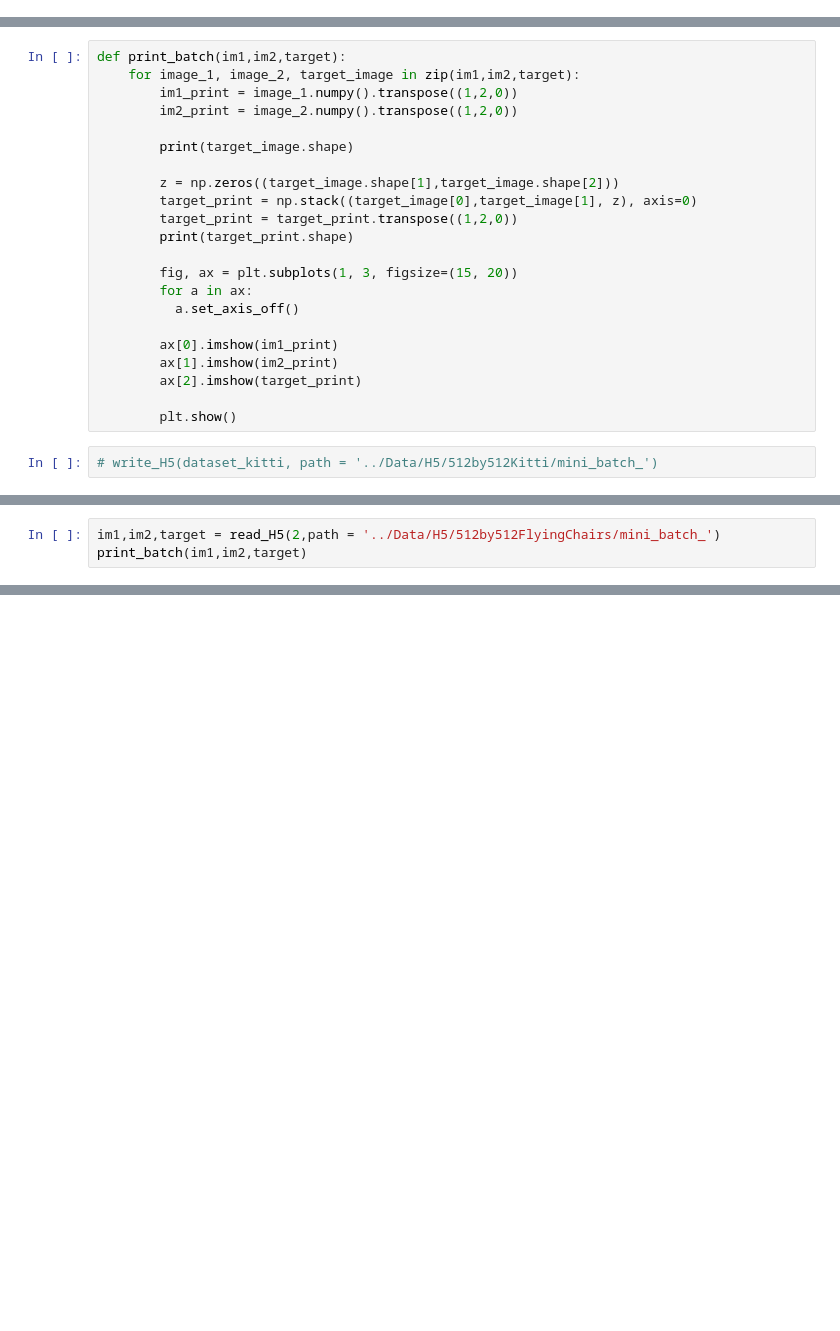
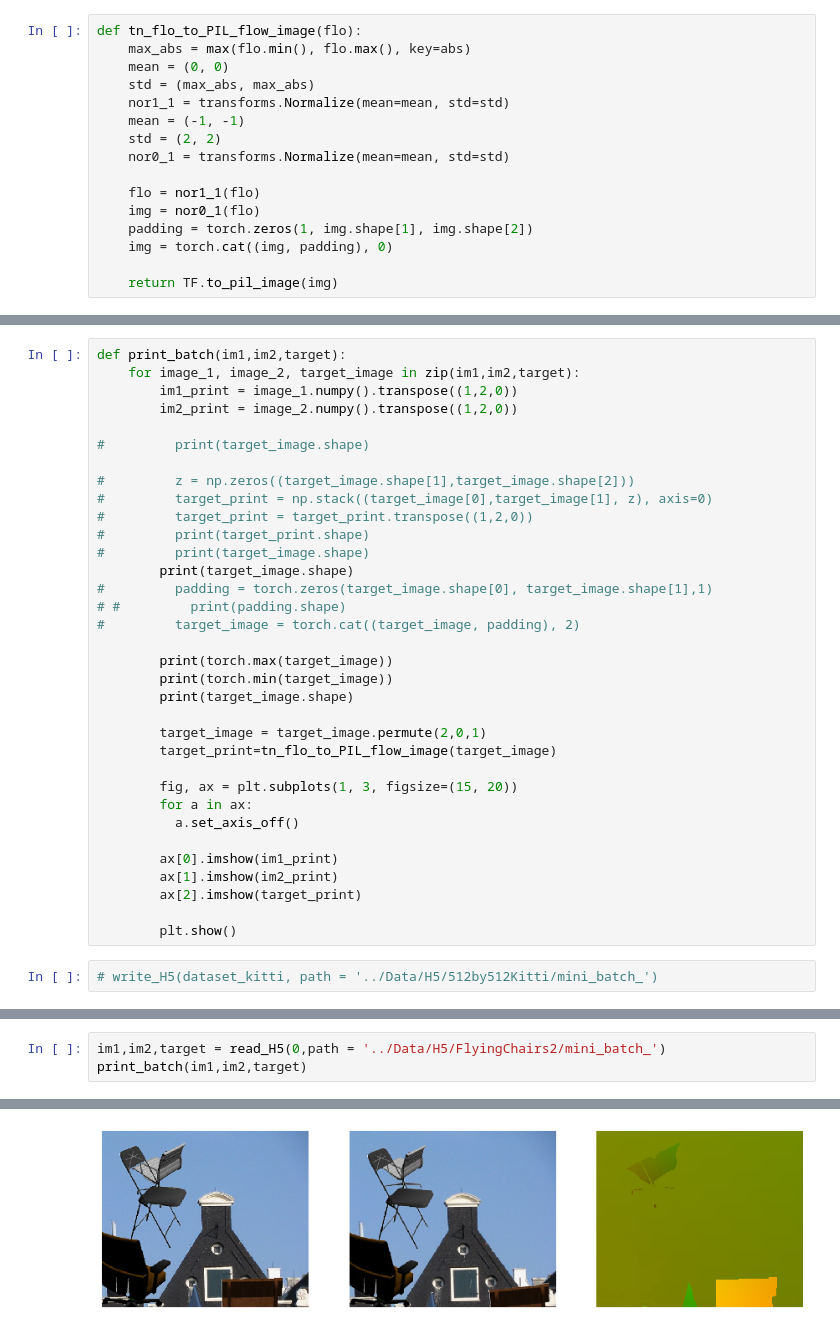
Before and after one commit to drakesvoboda/EECS-504-PWC-Net, a Jupyter notebook: BrianTest/H5_minibatch.ipynb, the cells around one changed output, grey strips where cells are left out. Drawn from its saved outputs; the diff is of its cells as text; blank space fills up the shorter version.

```diff
--- a/BrianTest/H5_minibatch.ipynb
+++ b/BrianTest/H5_minibatch.ipynb
@@ -60 +64,17 @@ class dataset(Dataset):
         return input1, input2, gt
+# %%
+def tn_flo_to_PIL_flow_image(flo):
+    max_abs = max(flo.min(), flo.max(), key=abs)
+    mean = (0, 0)
+    std = (max_abs, max_abs)
+    nor1_1 = transforms.Normalize(mean=mean, std=std)
+    mean = (-1, -1)
+    std = (2, 2)
+    nor0_1 = transforms.Normalize(mean=mean, std=std)
+
+    flo = nor1_1(flo)
+    img = nor0_1(flo)
+    padding = torch.zeros(1, img.shape[1], img.shape[2])
+    img = torch.cat((img, padding), 0)
+
+    return TF.to_pil_image(img)
@@ -114,12 +301,24 @@ def print_batch(im1,im2,target):
         im1_print = image_1.numpy().transpose((1,2,0))
         im2_print = image_2.numpy().transpose((1,2,0))
 
+#         print(target_image.shape)
+
+#         z = np.zeros((target_image.shape[1],target_image.shape[2]))
+#         target_print = np.stack((target_image[0],target_image[1], z), axis=0)
+#         target_print = target_print.transpose((1,2,0))
+#         print(target_print.shape)
+#         print(target_image.shape)
+        print(target_image.shape)
+#         padding = torch.zeros(target_image.shape[0], target_image.shape[1],1)
+# #         print(padding.shape)
+#         target_image = torch.cat((target_image, padding), 2)
+
+        print(torch.max(target_image))
+        print(torch.min(target_image))
         print(target_image.shape)
 
-        z = np.zeros((target_image.shape[1],target_image.shape[2]))
-        target_print = np.stack((target_image[0],target_image[1], z), axis=0)
-        target_print = target_print.transpose((1,2,0))
-        print(target_print.shape)
+        target_image = target_image.permute(2,0,1)
+        target_print=tn_flo_to_PIL_flow_image(target_image)
 
         fig, ax = plt.subplots(1, 3, figsize=(15, 20))
         for a in ax:
@@ -162,3 +336,4 @@ Original Traceback (most recent call last):
 # %%
-im1,im2,target = read_H5(2,path = '../Data/H5/512by512FlyingChairs/mini_batch_')
+im1,im2,target = read_H5(0,path = '../Data/H5/FlyingChairs2/mini_batch_')
 print_batch(im1,im2,target)
+# %% [output]
@@ -164,0 +344 @@ print_batch(im1,im2,target)
+[figure, added]
```
Also changed, not shown: parts of 24 cells of this notebook, 6 other files.
